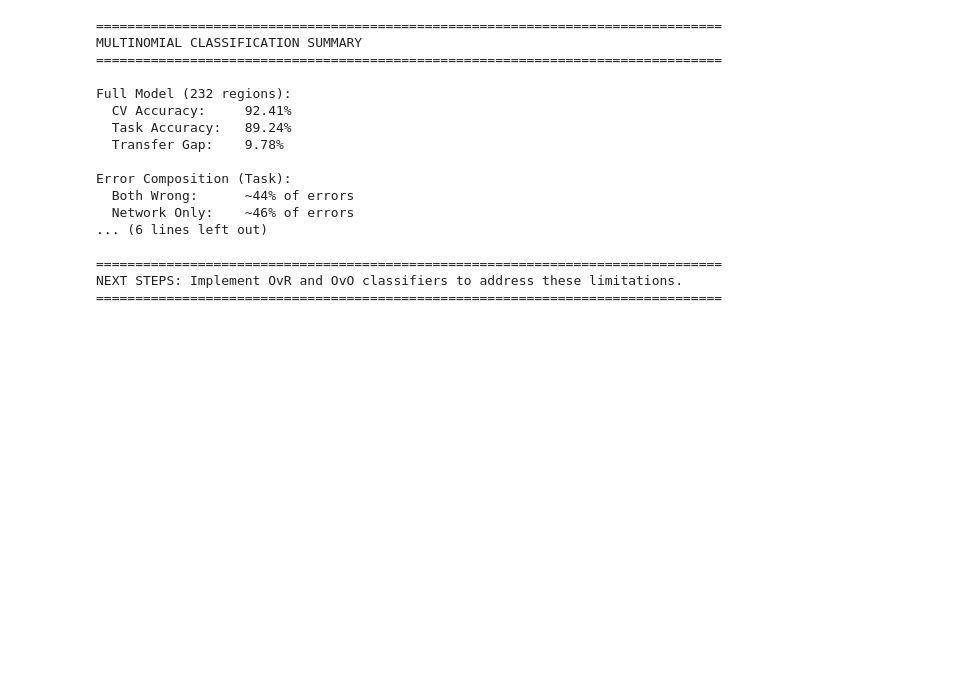
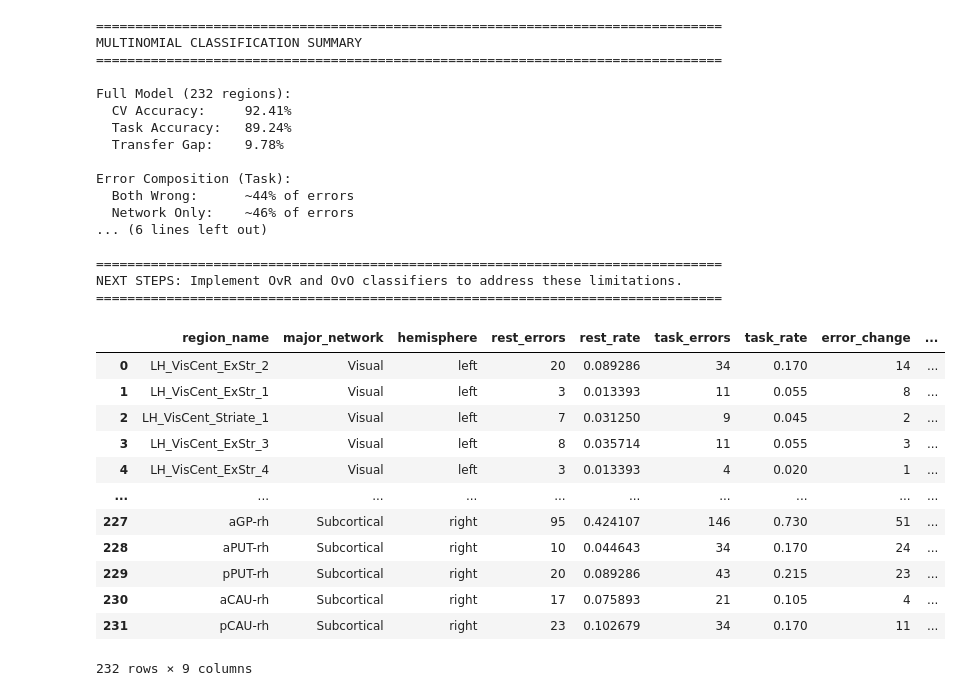
Before and after one commit to Joon-hub/Brain_Connectivity_Pipeline, a Jupyter notebook: analysis/JupyterFiles/multinomial_error_analysis_restructured.ipynb, the cells around one changed output. Drawn from its saved outputs; the diff is of its cells as text; code cells hidden in the pictures; blank space fills up the shorter version.

```diff
--- a/analysis/JupyterFiles/multinomial_error_analysis_restructured.ipynb
+++ b/analysis/JupyterFiles/multinomial_error_analysis_restructured.ipynb
@@ -741,14 +949,22 @@ def get_region_errors(true_labels, pred_labels, region_info_df):
 
     return result
 
-rest_regions = get_region_errors(cv_true_labels_full, cv_predictions_full, region_info_full)
-task_regions = get_region_errors(task_true_labels_full, task_predictions_full, region_info_full)
+rest_regions_full = get_region_errors(cv_true_labels_full, cv_predictions_full, region_info_full)
+task_regions_full = get_region_errors(task_true_labels_full, task_predictions_full, region_info_full)
 
-# Merge for comparison
-region_comparison = rest_regions[['region_name', 'major_network', 'hemisphere', 'errors', 'error_rate']].rename(
+# Left hemisphere
+rest_regions_lh = get_region_errors(cv_true_labels_lh, cv_predictions_lh, region_info_lh)
+task_regions_lh = get_region_errors(task_true_labels_lh, task_predictions_lh, region_info_lh)
+
+# Right hemisphere
+rest_regions_rh = get_region_errors(cv_true_labels_rh, cv_predictions_rh, region_info_rh)
+task_regions_rh = get_region_errors(task_true_labels_rh, task_predictions_rh, region_info_rh)
+
+# Merge LH for comparison
+region_comparison_LH = rest_regions_lh[['region_name', 'major_network', 'hemisphere', 'errors', 'error_rate']].rename(
     columns={'errors': 'rest_errors', 'error_rate': 'rest_rate'}
 ).merge(
-    task_regions[['region_name', 'errors', 'error_rate']].rename(
+    task_regions_lh[['region_name', 'errors', 'error_rate']].rename(
         columns={'errors': 'task_errors', 'error_rate': 'task_rate'}
     ), on='region_name'
 ).assign(
@@ -756,13 +972,34 @@ region_comparison = rest_regions[['region_name', 'major_network', 'hemisphere',
     rate_change=lambda x: x['task_rate'] - x['rest_rate']
 )
 
+# Merge RH for comparison
+region_comparison_RH = rest_regions_rh[['region_name', 'major_network', 'hemisphere', 'errors', 'error_rate']].rename(
+    columns={'errors': 'rest_errors', 'error_rate': 'rest_rate'}
+).merge(
+    task_regions_rh[['region_name', 'errors', 'error_rate']].rename(
+        columns={'errors': 'task_errors', 'error_rate': 'task_rate'}
+    ), on='region_name'
+).assign(
+    error_change=lambda x: x['task_errors'] - x['rest_errors'],
+    rate_change=lambda x: x['task_rate'] - x['rest_rate']
+)
+
+
+
 # Show top error-increasing regions
 print("="*80)
 print("TOP 15 REGIONS WITH LARGEST ERROR INCREASE (Rest → Task)")
 print("="*80)
-print(region_comparison.nlargest(15, 'error_change')[[
+print(region_comparison_LH.nlargest(15, 'error_change')[[
     'region_name', 'major_network', 'hemisphere', 'rest_errors', 'task_errors', 'error_change'
 ]].to_string(index=False))
+
+print("\n" + "="*80)
+print("TOP 15 REGIONS WITH LARGEST ERROR INCREASE (Rest → Task)")
+print("="*80)
+print(region_comparison_RH.nlargest(15, 'error_change')[[
+    'region_name', 'major_network', 'hemisphere', 'rest_errors', 'task_errors', 'error_change'
+]].to_string(index=False))
 # %% [output]
 ================================================================================
 TOP 15 REGIONS WITH LARGEST ERROR INCREASE (Rest → Task)
@@ -787,6 +1108,8 @@ RH_SalVentAttnA_PrC_1 Salience/Ventral Attention      right           38
 import plotly.express as px
 
 # 1. Prepare Data
+region_comparison = pd.concat([region_comparison_LH, region_comparison_RH], ignore_index=True)
+
 df_plot = region_comparison.melt(
     id_vars=['region_name', 'major_network'],
     value_vars=['rest_rate', 'task_rate'],
@@ -1036,3 +1600,19 @@ Error Composition (Task):
 ================================================================================
 NEXT STEPS: Implement OvR and OvO classifiers to address these limitations.
 ================================================================================
+# %%
+region_comparison
+# %% [output]
+|  | region_name | major_network | hemisphere | rest_errors | rest_rate | task_errors | task_rate | error_change | ... |
+| 0 | LH_VisCent_ExStr_2 | Visual | left | 20 | 0.089286 | 34 | 0.170 | 14 | ... |
+| 1 | LH_VisCent_ExStr_1 | Visual | left | 3 | 0.013393 | 11 | 0.055 | 8 | ... |
+| 2 | LH_VisCent_Striate_1 | Visual | left | 7 | 0.031250 | 9 | 0.045 | 2 | ... |
+| 3 | LH_VisCent_ExStr_3 | Visual | left | 8 | 0.035714 | 11 | 0.055 | 3 | ... |
+| 4 | LH_VisCent_ExStr_4 | Visual | left | 3 | 0.013393 | 4 | 0.020 | 1 | ... |
+| ... | ... | ... | ... | ... | ... | ... | ... | ... | ... |
+| 227 | aGP-rh | Subcortical | right | 95 | 0.424107 | 146 | 0.730 | 51 | ... |
+| 228 | aPUT-rh | Subcortical | right | 10 | 0.044643 | 34 | 0.170 | 24 | ... |
+| 229 | pPUT-rh | Subcortical | right | 20 | 0.089286 | 43 | 0.215 | 23 | ... |
+| 230 | aCAU-rh | Subcortical | right | 17 | 0.075893 | 21 | 0.105 | 4 | ... |
+| 231 | pCAU-rh | Subcortical | right | 23 | 0.102679 | 34 | 0.170 | 11 | ... |
+232 rows × 9 columns
```
Also changed, not shown: parts of 24 cells of this notebook, 6 other files.
